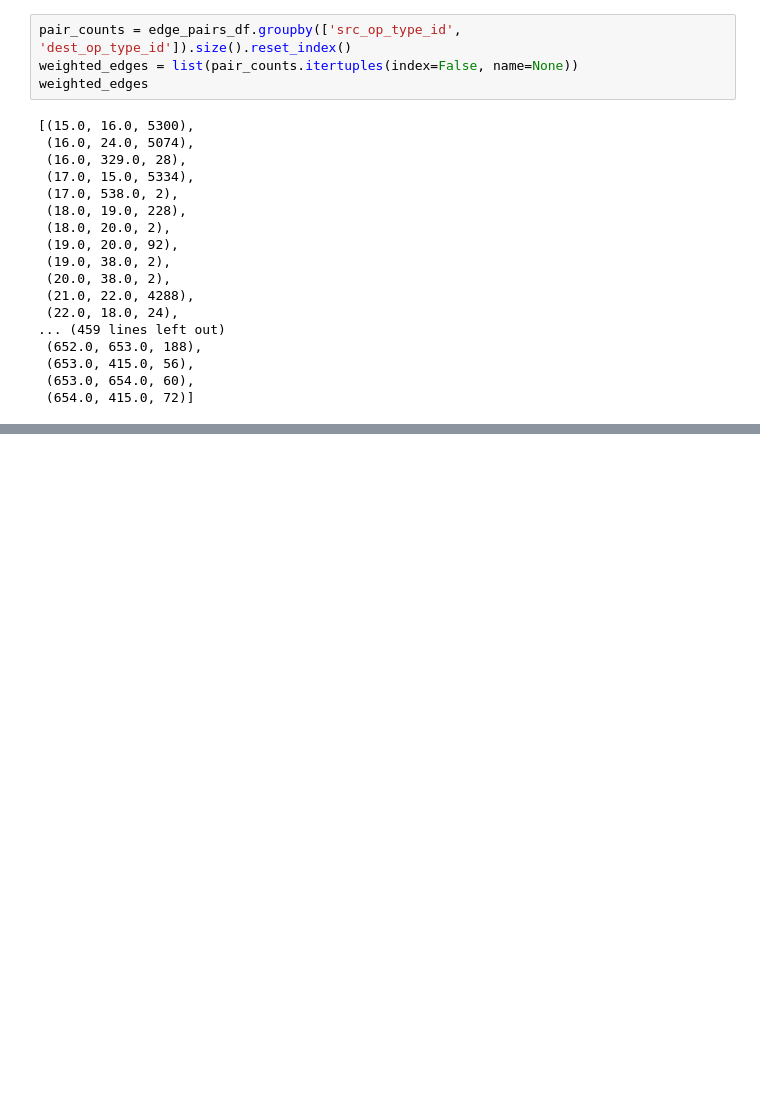
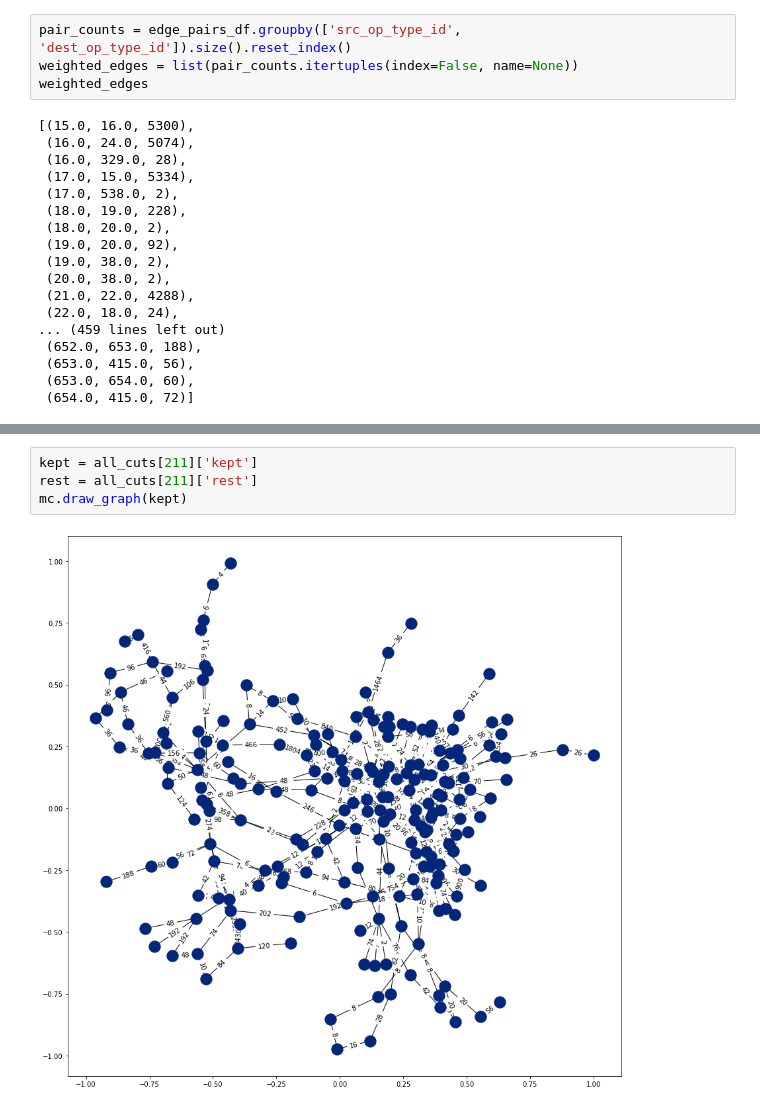
Before and after one commit to hicsail/crucible, a Jupyter notebook: scratch/test-train-split/test_train_split_v2.ipynb, the cells around one changed output, grey strips where cells are left out. Drawn from its saved outputs; the diff is of its cells as text; blank space fills up the shorter version.

```diff
--- a/scratch/test-train-split/test_train_split_v2.ipynb
+++ b/scratch/test-train-split/test_train_split_v2.ipynb
@@ -639,0 +292,6 @@ The node and components are....
+# %%
+kept = all_cuts[211]['kept']
+rest = all_cuts[211]['rest']
+mc.draw_graph(kept)
+# %% [output]
+[figure, added]
```
Also changed, not shown: parts of 47 cells of this notebook, 2 other files.
